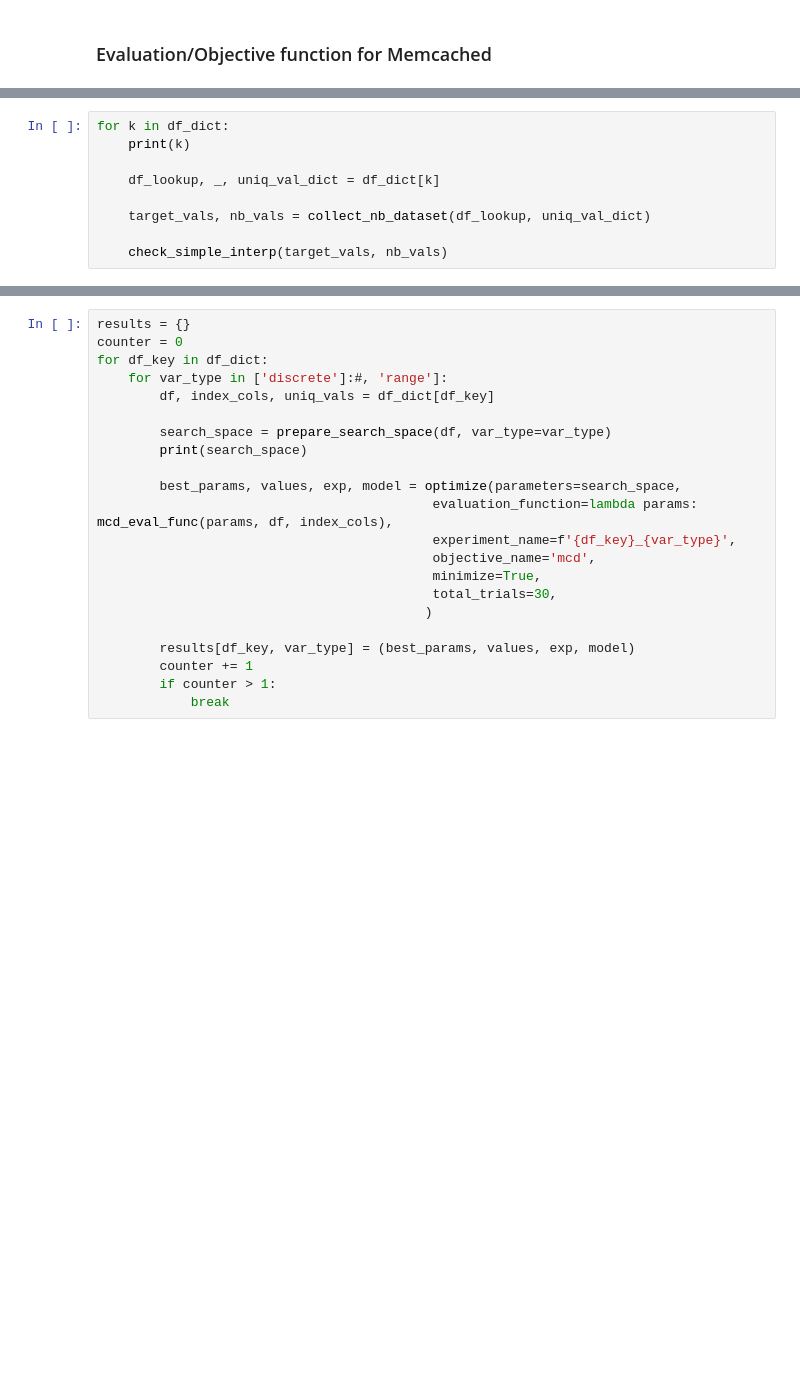
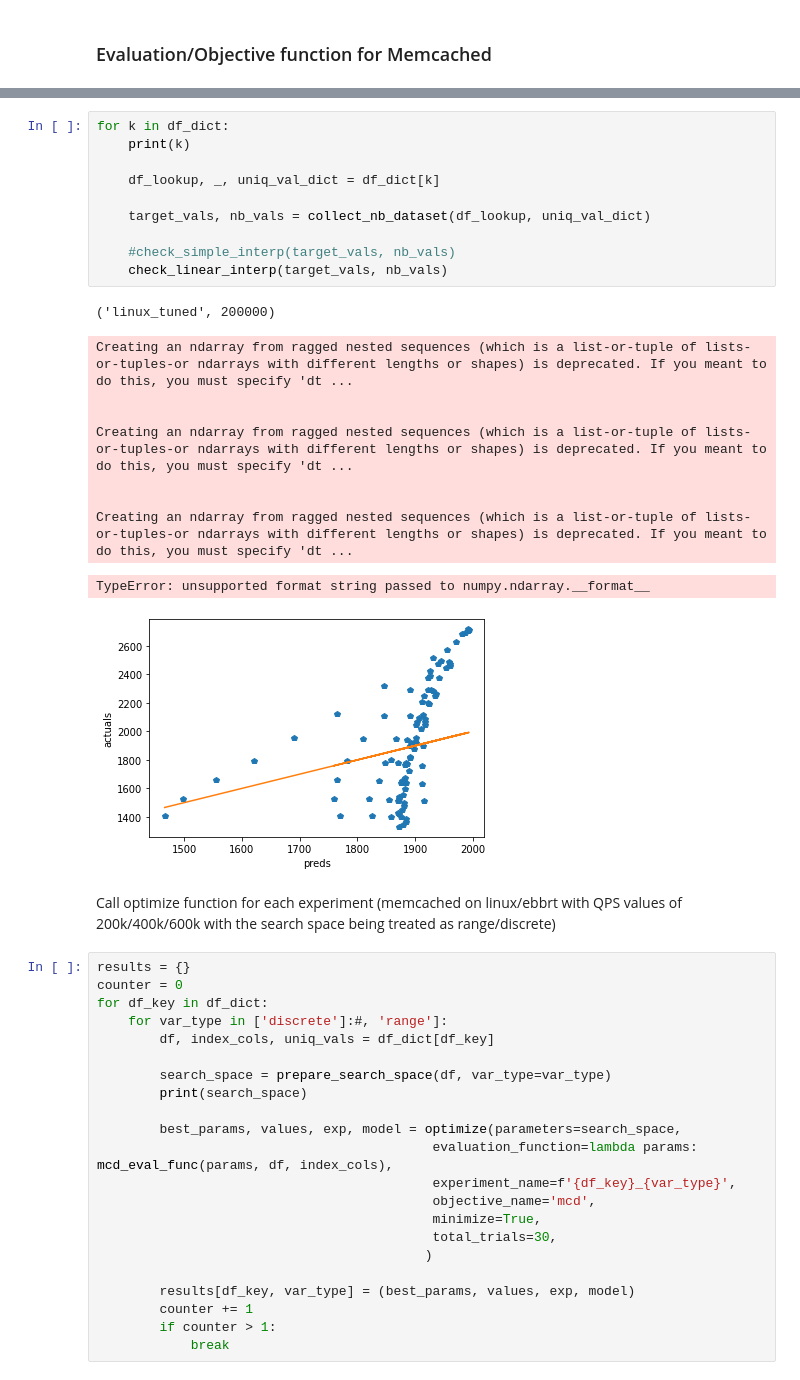
Before and after one commit to awadyn/nic-tuning-experiments, a Jupyter notebook: bayesopt/Memcached with Ax - Loop API (Simplest).ipynb, the cells around one changed output, grey strips where cells are left out. Drawn from its saved outputs; the diff is of its cells as text; blank space fills up the shorter version.

Commit message:
partial linear interp implemented

```diff
--- a/bayesopt/Memcached with Ax - Loop API (Simplest).ipynb
+++ b/bayesopt/Memcached with Ax - Loop API (Simplest).ipynb
@@ -462,9 +470,0 @@ list_missing_keys(df_dict)
-# %%
-for k in df_dict:
-    print(k)
-
-    df_lookup, _, uniq_val_dict = df_dict[k]
-
-    target_vals, nb_vals = collect_nb_dataset(df_lookup, uniq_val_dict)
-
-    check_simple_interp(target_vals, nb_vals)
@@ -486,3 +530,26 @@ Call optimize function for each experiment (memcached on linux/ebbrt with QPS va
+# %%
+for k in df_dict:
+    print(k)
+
+    df_lookup, _, uniq_val_dict = df_dict[k]
+
+    target_vals, nb_vals = collect_nb_dataset(df_lookup, uniq_val_dict)
+
+    #check_simple_interp(target_vals, nb_vals)
+    check_linear_interp(target_vals, nb_vals)
+# %% [output]
+('linux_tuned', 200000)
+Creating an ndarray from ragged nested sequences (which is a list-or-tuple of lists-or-tuples-or ndarrays with different lengths or shapes) is deprecated. If you meant to do this, you must specify 'dt ...
+
+
+Creating an ndarray from ragged nested sequences (which is a list-or-tuple of lists-or-tuples-or ndarrays with different lengths or shapes) is deprecated. If you meant to do this, you must specify 'dt ...
+
+
+Creating an ndarray from ragged nested sequences (which is a list-or-tuple of lists-or-tuples-or ndarrays with different lengths or shapes) is deprecated. If you meant to do this, you must specify 'dt ...
+TypeError: unsupported format string passed to numpy.ndarray.__format__
+[figure, added]
+# %% [markdown]
+Call optimize function for each experiment (memcached on linux/ebbrt with QPS values of 200k/400k/600k with the search space being treated as range/discrete)
 # %%
 results = {}
 counter = 0
```
Also changed, not shown: parts of 32 cells of this notebook.
